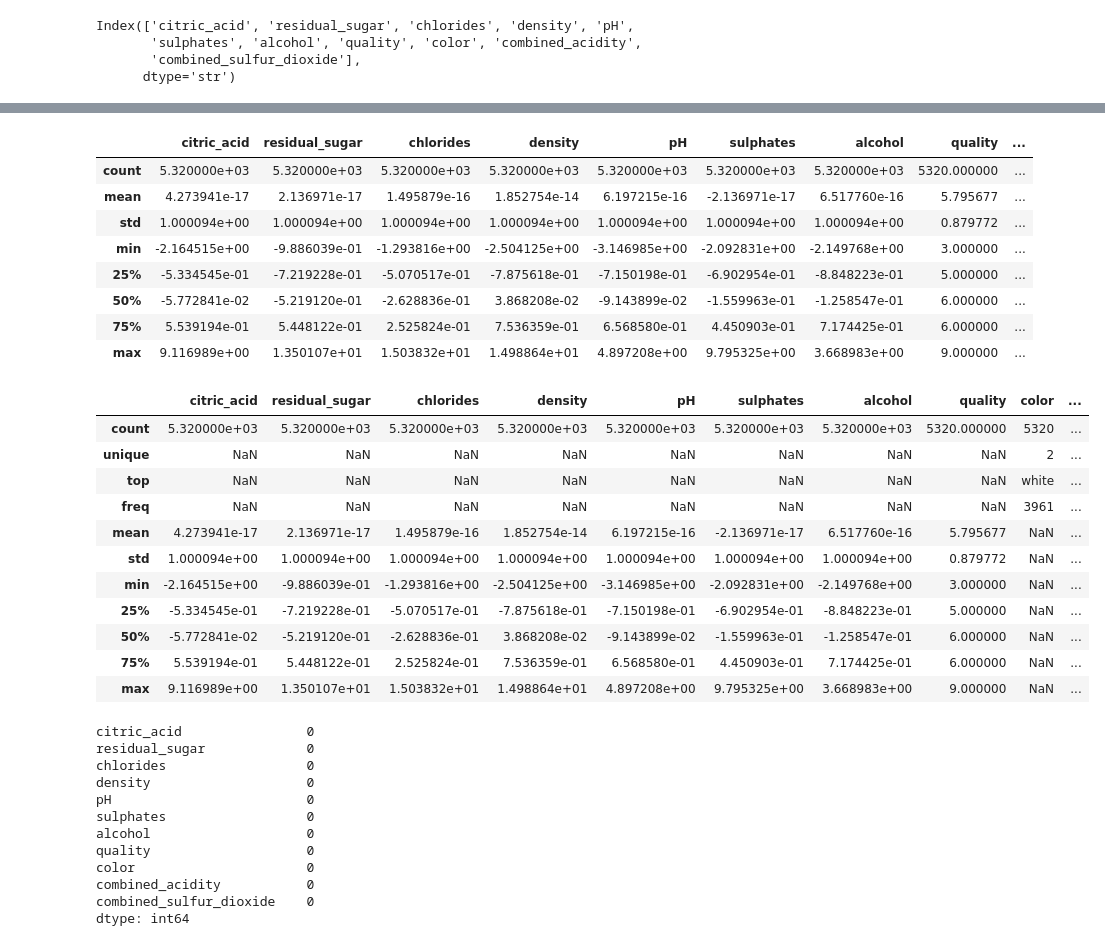
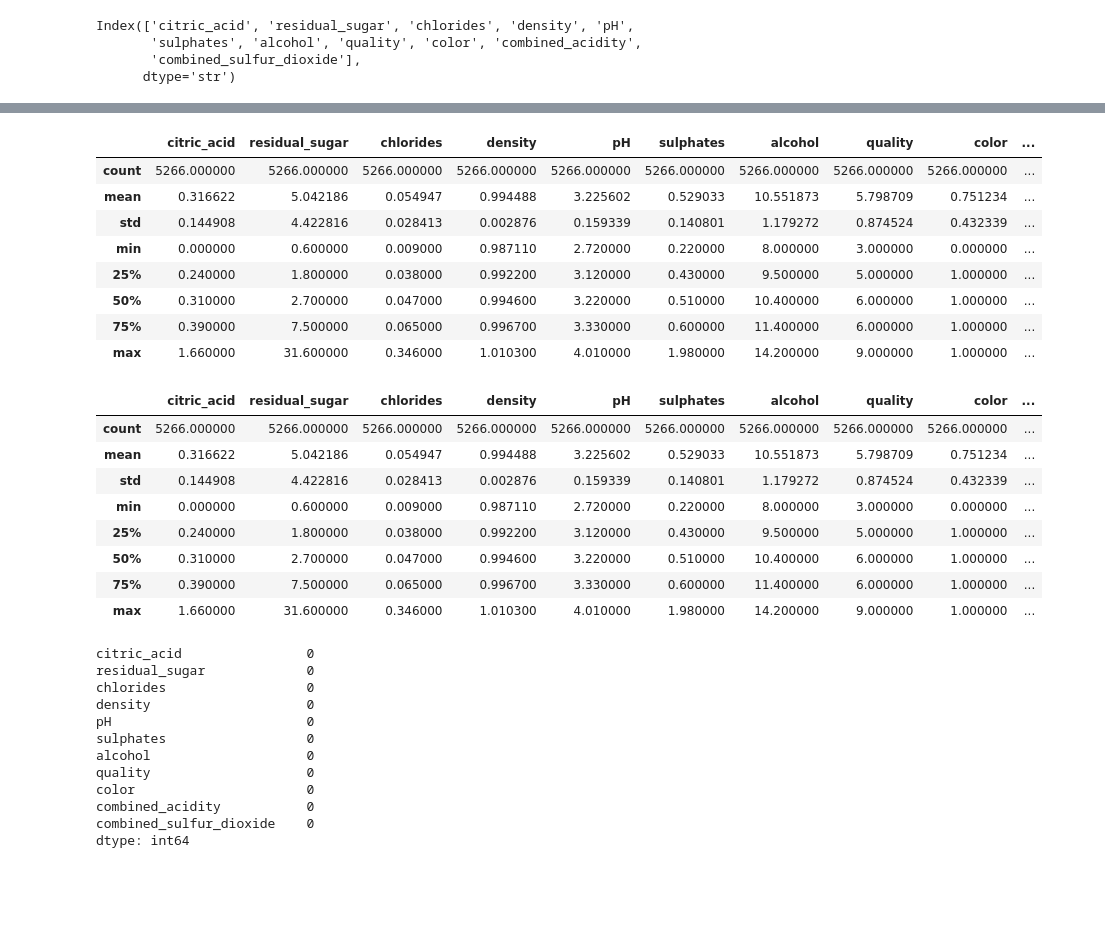
Before and after one commit to jacomassi04/Exercicio-Aula-Aprendizado-de-M-quina-N-o-Supervisionado-1, a Jupyter notebook: Exercicio_1_Vinhos/1_Exercicio_Questao_1.ipynb, the cells around one changed output, grey strips where cells are left out. Saved outputs shown, nothing was run; the diff lists cells and outputs as text; code cells hidden in the pictures; blank space fills up the shorter version.

```diff
--- a/Exercicio_1_Vinhos/1_Exercicio_Questao_1.ipynb
+++ b/Exercicio_1_Vinhos/1_Exercicio_Questao_1.ipynb
@@ -78,0 +207,37 @@ df_reduced[df_reduced.duplicated()]
+# %%
+from sklearn.ensemble import IsolationForest
+
+# Definir APENAS as variáveis numéricas que devem ser padronizadas (depois da reducao de dimensionalidade)
+features_sem_outliers = [
+    'citric_acid', 'residual_sugar', 'chlorides', 'density', 'pH',
+       'sulphates', 'alcohol', 'quality', 'color', 'combined_acidity',
+       'combined_sulfur_dioxide'
+]
+
+# Variáveis usadas
+X = df_reduced[features_sem_outliers]
+
+# Identificar outliers nos dados originais
+iso = IsolationForest(
+    contamination=0.01,
+    random_state=42
+)
+
+outlier_labels = iso.fit_predict(X)
+
+# 1 = normal
+# -1 = outlier
+mask = outlier_labels == 1
+
+# Criar DataFrame sem outliers
+df_sem_outliers = df_reduced.loc[mask].copy()
+
+# Salvar novo arquivo
+df_sem_outliers.to_csv(
+    "vinhos_dataset_sem_outliers.csv",
+    index=False
+)
+
+print("Dados originais:", len(df_reduced))
+print("Dados sem outliers:", len(df_sem_outliers))
+print("Outliers removidos:", sum(outlier_labels == -1))
@@ -144,28 +305,25 @@ memory usage: 457.3 KB
 # %%
-df_reduced.describe()
+df_sem_outliers.describe()
 # %% [output]
-|  | citric_acid | residual_sugar | chlorides | density | pH | sulphates | alcohol | quality | ... |
-| count | 5.320000e+03 | 5.320000e+03 | 5.320000e+03 | 5.320000e+03 | 5.320000e+03 | 5.320000e+03 | 5.320000e+03 | 5320.000000 | ... |
-| mean | 4.273941e-17 | 2.136971e-17 | 1.495879e-16 | 1.852754e-14 | 6.197215e-16 | -2.136971e-17 | 6.517760e-16 | 5.795677 | ... |
-| std | 1.000094e+00 | 1.000094e+00 | 1.000094e+00 | 1.000094e+00 | 1.000094e+00 | 1.000094e+00 | 1.000094e+00 | 0.879772 | ... |
-| min | -2.164515e+00 | -9.886039e-01 | -1.293816e+00 | -2.504125e+00 | -3.146985e+00 | -2.092831e+00 | -2.149768e+00 | 3.000000 | ... |
-| 25% | -5.334545e-01 | -7.219228e-01 | -5.070517e-01 | -7.875618e-01 | -7.150198e-01 | -6.902954e-01 | -8.848223e-01 | 5.000000 | ... |
-| 50% | -5.772841e-02 | -5.219120e-01 | -2.628836e-01 | 3.868208e-02 | -9.143899e-02 | -1.559963e-01 | -1.258547e-01 | 6.000000 | ... |
-| 75% | 5.539194e-01 | 5.448122e-01 | 2.525824e-01 | 7.536359e-01 | 6.568580e-01 | 4.450903e-01 | 7.174425e-01 | 6.000000 | ... |
-| max | 9.116989e+00 | 1.350107e+01 | 1.503832e+01 | 1.498864e+01 | 4.897208e+00 | 9.795325e+00 | 3.668983e+00 | 9.000000 | ... |
+|  | citric_acid | residual_sugar | chlorides | density | pH | sulphates | alcohol | quality | color | ... |
+| count | 5266.000000 | 5266.000000 | 5266.000000 | 5266.000000 | 5266.000000 | 5266.000000 | 5266.000000 | 5266.000000 | 5266.000000 | ... |
+| mean | 0.316622 | 5.042186 | 0.054947 | 0.994488 | 3.225602 | 0.529033 | 10.551873 | 5.798709 | 0.751234 | ... |
+| std | 0.144908 | 4.422816 | 0.028413 | 0.002876 | 0.159339 | 0.140801 | 1.179272 | 0.874524 | 0.432339 | ... |
+| min | 0.000000 | 0.600000 | 0.009000 | 0.987110 | 2.720000 | 0.220000 | 8.000000 | 3.000000 | 0.000000 | ... |
+| 25% | 0.240000 | 1.800000 | 0.038000 | 0.992200 | 3.120000 | 0.430000 | 9.500000 | 5.000000 | 1.000000 | ... |
+| 50% | 0.310000 | 2.700000 | 0.047000 | 0.994600 | 3.220000 | 0.510000 | 10.400000 | 6.000000 | 1.000000 | ... |
+| 75% | 0.390000 | 7.500000 | 0.065000 | 0.996700 | 3.330000 | 0.600000 | 11.400000 | 6.000000 | 1.000000 | ... |
+| max | 1.660000 | 31.600000 | 0.346000 | 1.010300 | 4.010000 | 1.980000 | 14.200000 | 9.000000 | 1.000000 | ... |
 # %%
-df_reduced.describe(include="all")
+df_sem_outliers.describe(include="all")
 # %% [output]
 |  | citric_acid | residual_sugar | chlorides | density | pH | sulphates | alcohol | quality | color | ... |
-| count | 5.320000e+03 | 5.320000e+03 | 5.320000e+03 | 5.320000e+03 | 5.320000e+03 | 5.320000e+03 | 5.320000e+03 | 5320.000000 | 5320 | ... |
-| unique | NaN | NaN | NaN | NaN | NaN | NaN | NaN | NaN | 2 | ... |
-| top | NaN | NaN | NaN | NaN | NaN | NaN | NaN | NaN | white | ... |
-| freq | NaN | NaN | NaN | NaN | NaN | NaN | NaN | NaN | 3961 | ... |
-| mean | 4.273941e-17 | 2.136971e-17 | 1.495879e-16 | 1.852754e-14 | 6.197215e-16 | -2.136971e-17 | 6.517760e-16 | 5.795677 | NaN | ... |
-| std | 1.000094e+00 | 1.000094e+00 | 1.000094e+00 | 1.000094e+00 | 1.000094e+00 | 1.000094e+00 | 1.000094e+00 | 0.879772 | NaN | ... |
-| min | -2.164515e+00 | -9.886039e-01 | -1.293816e+00 | -2.504125e+00 | -3.146985e+00 | -2.092831e+00 | -2.149768e+00 | 3.000000 | NaN | ... |
-| 25% | -5.334545e-01 | -7.219228e-01 | -5.070517e-01 | -7.875618e-01 | -7.150198e-01 | -6.902954e-01 | -8.848223e-01 | 5.000000 | NaN | ... |
-| 50% | -5.772841e-02 | -5.219120e-01 | -2.628836e-01 | 3.868208e-02 | -9.143899e-02 | -1.559963e-01 | -1.258547e-01 | 6.000000 | NaN | ... |
-| 75% | 5.539194e-01 | 5.448122e-01 | 2.525824e-01 | 7.536359e-01 | 6.568580e-01 | 4.450903e-01 | 7.174425e-01 | 6.000000 | NaN | ... |
-| max | 9.116989e+00 | 1.350107e+01 | 1.503832e+01 | 1.498864e+01 | 4.897208e+00 | 9.795325e+00 | 3.668983e+00 | 9.000000 | NaN | ... |
+| count | 5266.000000 | 5266.000000 | 5266.000000 | 5266.000000 | 5266.000000 | 5266.000000 | 5266.000000 | 5266.000000 | 5266.000000 | ... |
+| mean | 0.316622 | 5.042186 | 0.054947 | 0.994488 | 3.225602 | 0.529033 | 10.551873 | 5.798709 | 0.751234 | ... |
+| std | 0.144908 | 4.422816 | 0.028413 | 0.002876 | 0.159339 | 0.140801 | 1.179272 | 0.874524 | 0.432339 | ... |
+| min | 0.000000 | 0.600000 | 0.009000 | 0.987110 | 2.720000 | 0.220000 | 8.000000 | 3.000000 | 0.000000 | ... |
+| 25% | 0.240000 | 1.800000 | 0.038000 | 0.992200 | 3.120000 | 0.430000 | 9.500000 | 5.000000 | 1.000000 | ... |
+| 50% | 0.310000 | 2.700000 | 0.047000 | 0.994600 | 3.220000 | 0.510000 | 10.400000 | 6.000000 | 1.000000 | ... |
+| 75% | 0.390000 | 7.500000 | 0.065000 | 0.996700 | 3.330000 | 0.600000 | 11.400000 | 6.000000 | 1.000000 | ... |
+| max | 1.660000 | 31.600000 | 0.346000 | 1.010300 | 4.010000 | 1.980000 | 14.200000 | 9.000000 | 1.000000 | ... |
 # %%
```
Also changed, not shown: parts of 33 cells of this notebook, 4 other files.
